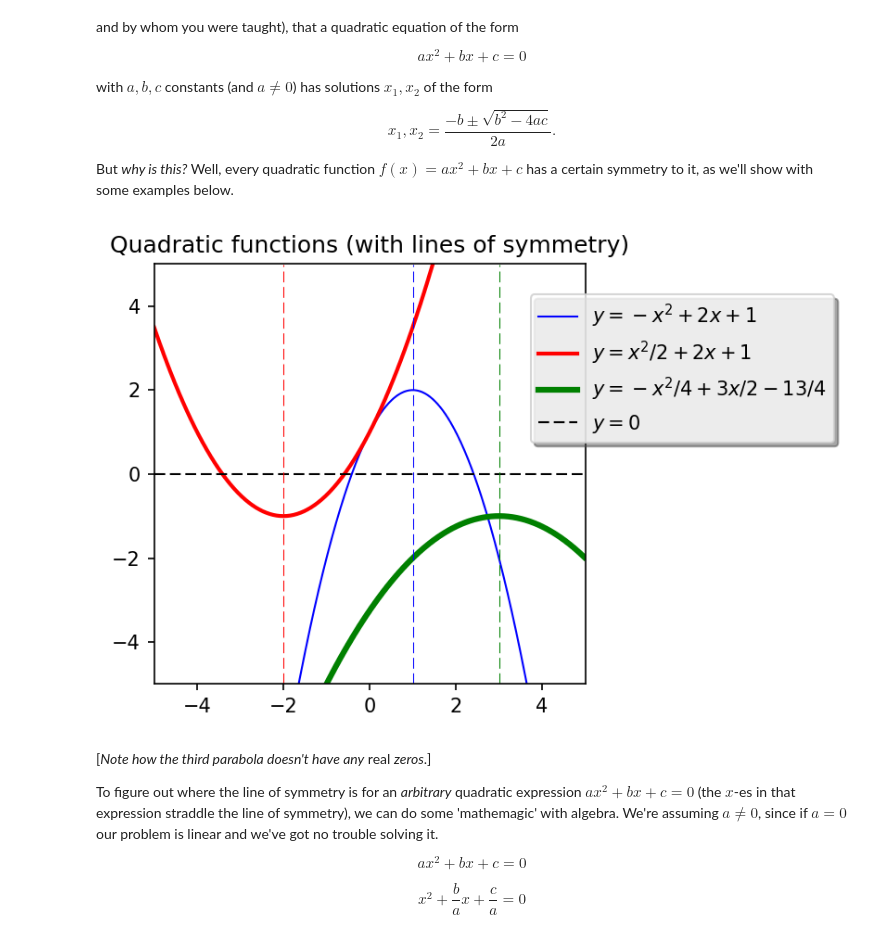
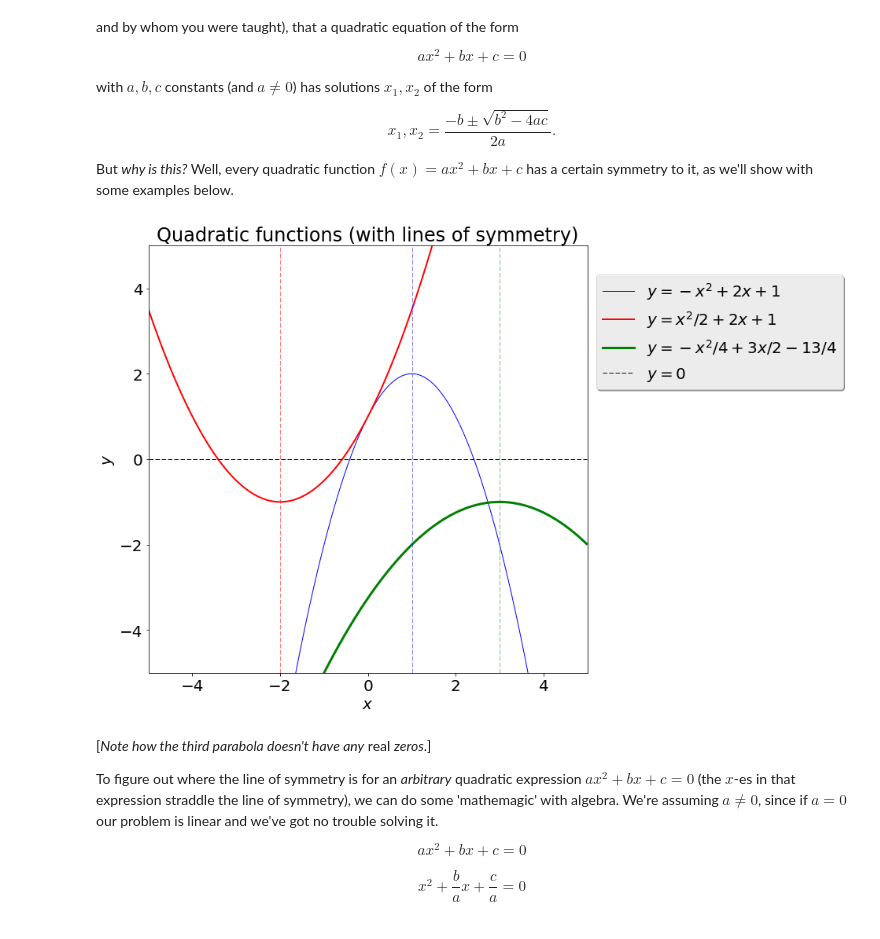
Before and after one commit to bradleypmartin/LinearAlgebraGeekout190405, a Jupyter notebook: Fibonacci fun times.ipynb, the cells around one changed output. Cells and saved outputs as stored; diff of their text form; code cells hidden in the pictures.

```diff
--- a/Fibonacci fun times.ipynb
+++ b/Fibonacci fun times.ipynb
@@ -81,35 +82,38 @@ y1sym = np.arange(-5, 5, 0.02)
 x1sym = 1*np.ones(500)
 
 y2sym = np.arange(-5, 5, 0.02)
 x2sym = -2*np.ones(500)
 
 y3sym = np.arange(-5, 5, 0.02)
 x3sym = 3*np.ones(500)
 
-plt.figure(figsize=(4,4), dpi = 150)
+plt.figure(figsize=(10,10))
+plt.rcParams['font.size'] = 20
 
 lines = plt.plot(x, y1, x, y2, x, y3, x, y4, x1sym, y1sym, x2sym, y2sym, x3sym, y3sym)
 
 plt.setp(lines[0], linewidth=1, color='b')
 plt.setp(lines[4], linewidth=1/2, color='b', linestyle = '--')
 
 plt.setp(lines[1], linewidth=2, color='r')
 plt.setp(lines[5], linewidth=1/2, color='r', linestyle = '--')
 
 plt.setp(lines[2], linewidth=3, color='g')
 plt.setp(lines[6], linewidth=1/2, color='g', linestyle = '--')
 
 plt.setp(lines[3], linewidth=1, color='k', linestyle = '--')
 
 
 plt.legend(('$y = -x^2 + 2x + 1$', '$y = x^2/2 + 2x + 1$', '$y = -x^2/4 + 3x/2 - 13/4$', '$y=0$'),
            loc='upper right', bbox_to_anchor=(1.6, 0.95), fancybox=True, shadow=True)
 plt.xlim(-5,5)
 plt.ylim(-5,5)
+plt.xlabel('$x$')
+plt.ylabel('$y$')
 plt.title('Quadratic functions (with lines of symmetry)')
 plt.show()
 # %% [output]
-[figure, old version]
+[figure, new version]
 # %% [markdown]
 [*Note how the third parabola doesn't have any* real *zeros*.]
 
```
Also changed, not shown: parts of 50 cells of this notebook.
